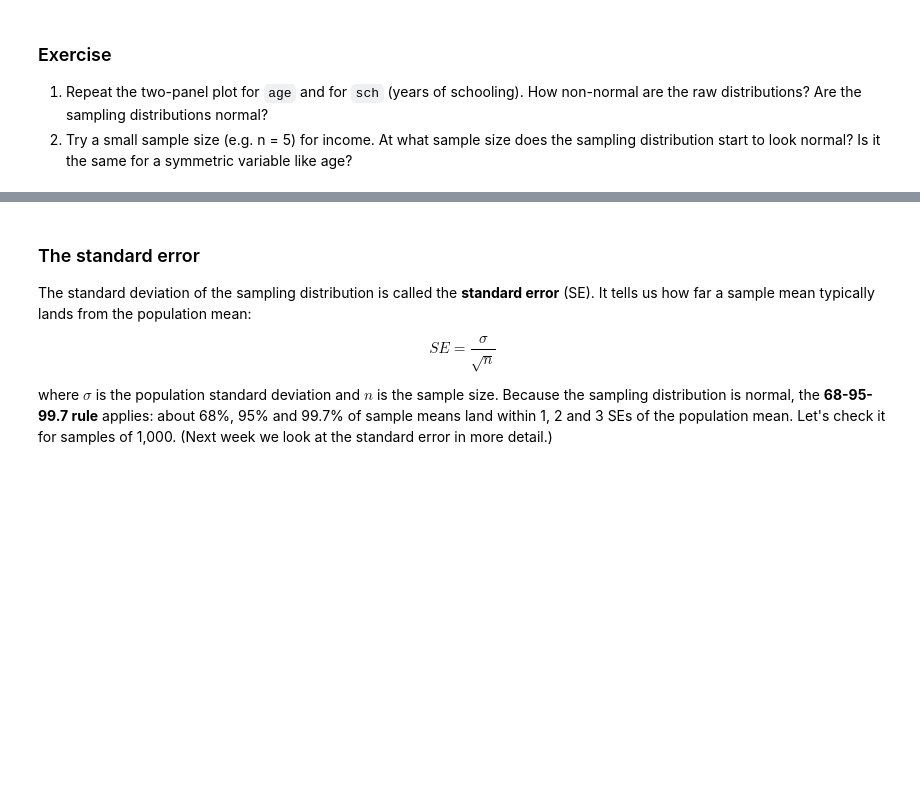
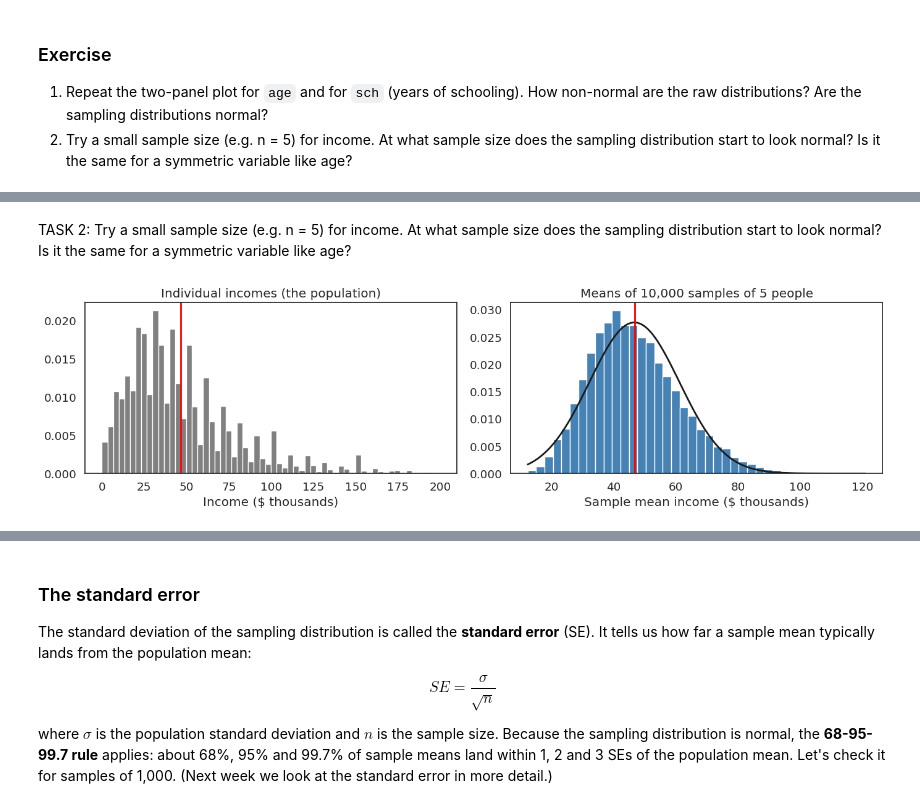
Before and after one commit to jasminebarry/BASC0005, a Jupyter notebook: w05_distributions_and_basic_statistics.ipynb, the cells around one changed output, grey strips where cells are left out. Cells and saved outputs as stored; diff of their text form; code cells hidden in the pictures; blank space fills up the shorter version.

```diff
--- a/w05_distributions_and_basic_statistics.ipynb
+++ b/w05_distributions_and_basic_statistics.ipynb
@@ -648,0 +681,19 @@ plt.tight_layout(); plt.show()
+# %% [markdown]
+TASK 2: Try a small sample size (e.g. n = 5) for income. At what sample size does the sampling distribution start to look normal? Is it the same for a symmetric variable like age?
+# %%
+# at n=5
+
+fig, axes = plt.subplots(1, 2, figsize=(14, 4))
+# creates a grid of 1 row × 2 columns
+# fig (the whole figure) and axes
+# (an array of the two panels, so axes[0] is left, axes[1] is right)
+# figsize=(14, 4) is the only size part: width and height in inches
+axes[0].hist(df["income"], bins=60, density=True, color="grey", edgecolor="white")
+axes[0].axvline(df["income"].mean(), color="red", lw=2)
+axes[0].set(title="Individual incomes (the population)", xlabel="Income ($ thousands)")
+plot_sampling_distribution(sample_means(df["income"], 5), axes[1], df["income"].mean(),
+                           "Means of 10,000 samples of 5 people")
+axes[1].set_xlabel("Sample mean income ($ thousands)")
+plt.tight_layout(); plt.show()
+# %% [output]
+[figure, added]
```
Also changed, not shown: parts of 23 cells of this notebook.
